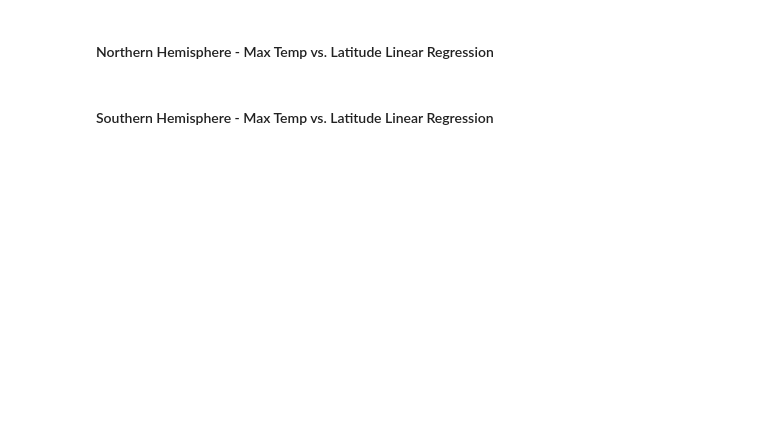
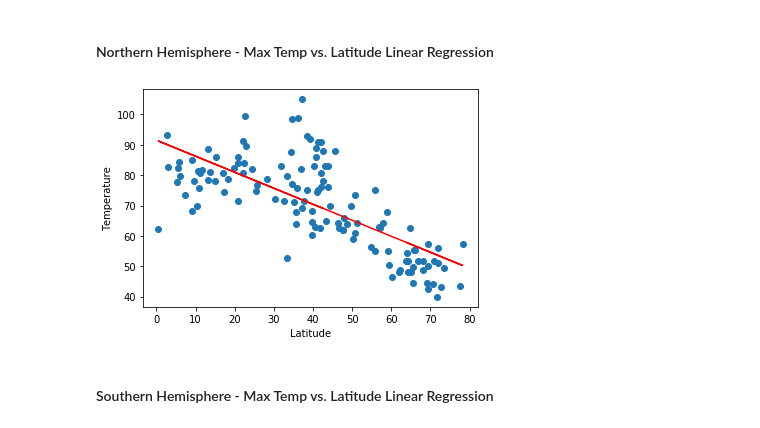
Before and after one commit to Lizbetheli/python-api-challenge, a Jupyter notebook: starter_code/WeatherPy.ipynb, the cells around one changed output. Saved outputs shown, nothing was run; the diff lists cells and outputs as text; code cells hidden in the pictures; blank space fills up the shorter version.

```diff
--- a/starter_code/WeatherPy.ipynb
+++ b/starter_code/WeatherPy.ipynb
@@ -326,29 +314,25 @@ NameError: name 'clean_city_data' is not defined
 ####  Northern Hemisphere - Max Temp vs. Latitude Linear Regression
 # %%
 # # Perform a linear regression on temperature vs. latitude
-# (slope, intercept, rvalue, pvalue, stderr) = stats.linregress(x_values, y_values)
+x_values = north_hem['Latitude']
+y_values = north_hem['Temperature']
+plt.xlabel('Latitude')
+plt.ylabel('Temperature')
 
-# # Get regression values
-# regress_values = x_values * slope + intercept
-# print(regress_values)
-# #
-# # Create line equation string
-# line_eq = "y = " + str(round(slope,2)) + "x +" + str(round(intercept,2))
-# print(line_eq)
-# #
-# # Create Plot
-# plt.scatter(x_values,y_values)
-# plt.plot(x_values,regress_values,"r-")
+(slope, intercept, rvalue, pvalue, stderr) = stats.linregress(x_values, y_values)
 
-# # Label plot and annotate the line equation
-# plt.xlabel('Latitude')
-# plt.ylabel('Temperature')
-# plt.annotate(line_eq,(20,15),fontsize=15,color="red")
+# Get regression values
+regress_values = x_values * slope + intercept
+line_eq = "y = " + str(round(slope,2)) + "x +" + str(round(intercept,2))
+plt.scatter(x_values,y_values)
+plt.plot(x_values,regress_values,"r-")
 
-# # Print r square value
-# print(f"The r-squared is: {rvalue**2}")
 
-# # Show plot
-# plt.show()
+plt.savefig(r"../Images/Northtempandlat.png")
+# Show plot
+plt.show()
+#this linear regression is showing
+# %% [output]
+[figure, added]
 # %% [markdown]
 ####  Southern Hemisphere - Max Temp vs. Latitude Linear Regression
```
Also changed, not shown: parts of 24 cells of this notebook, 12 other files.
